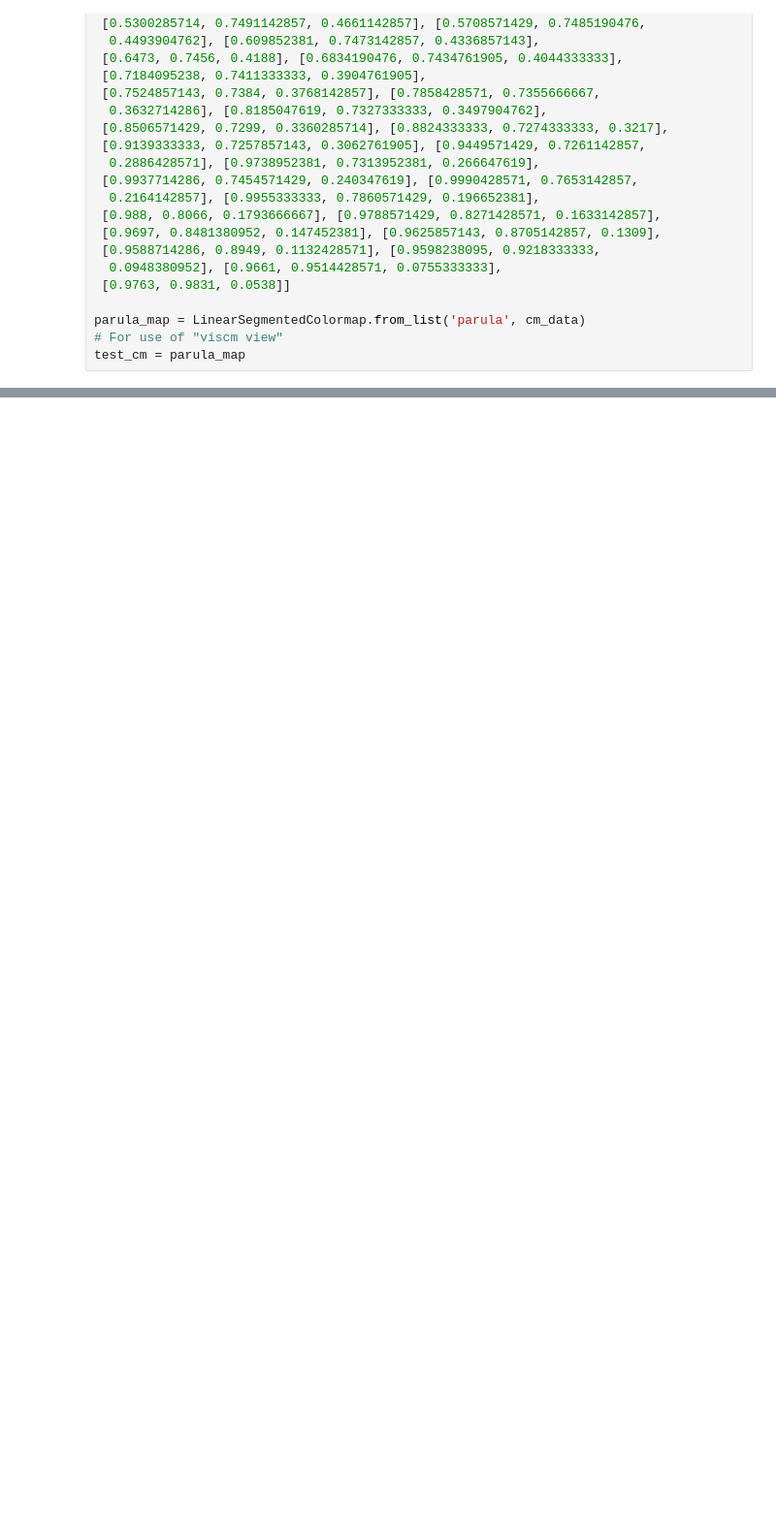
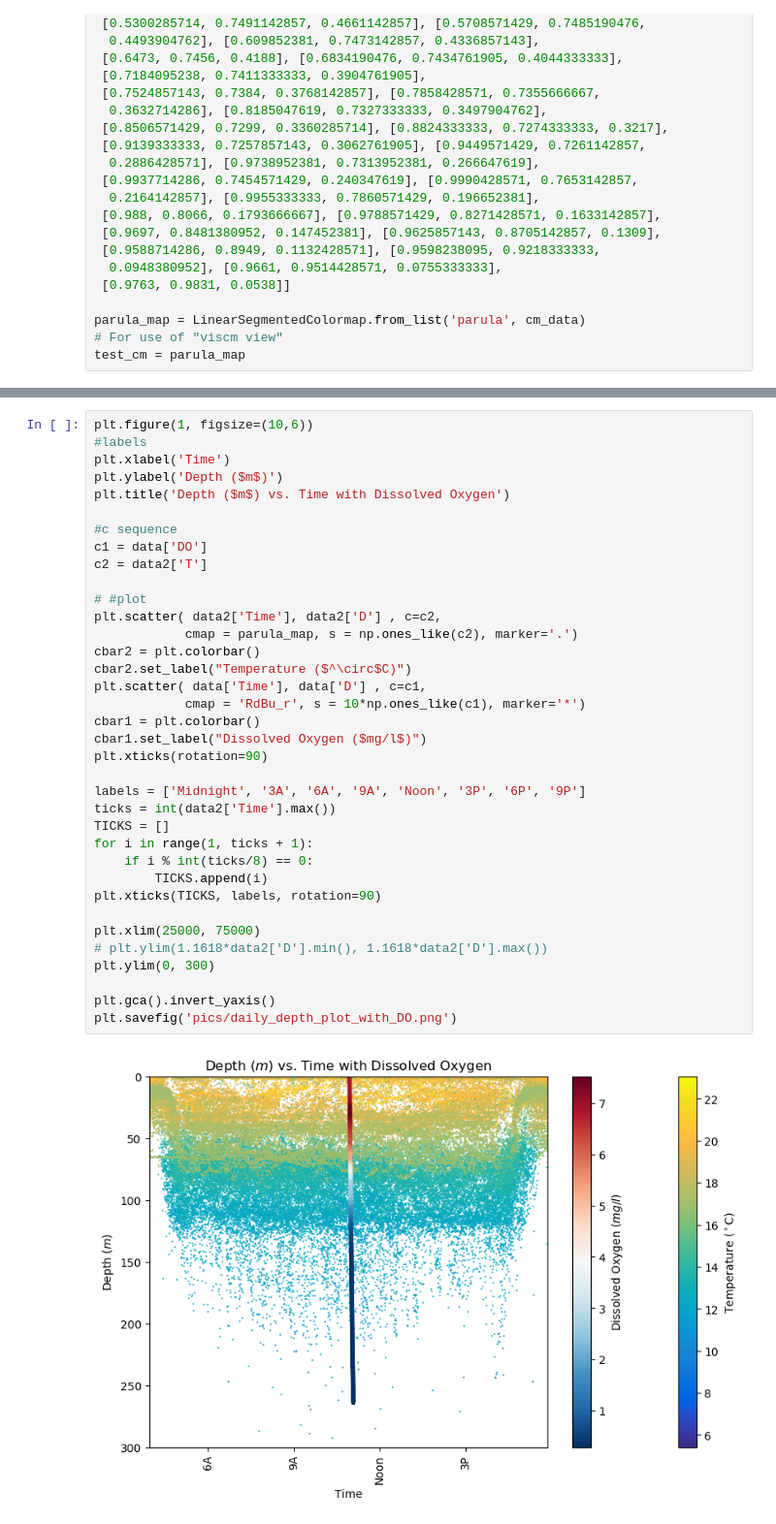
Before and after one commit to BryceWayne/PIER, a Jupyter notebook: PIER EDA.ipynb, the cells around one changed output, grey strips where cells are left out. Shown at 97% size. Drawn from its saved outputs; the diff is of its cells as text; blank space fills up the shorter version.

```diff
--- a/PIER EDA.ipynb
+++ b/PIER EDA.ipynb
@@ -138,0 +140,38 @@ test_cm = parula_map
+# %%
+plt.figure(1, figsize=(10,6))
+#labels
+plt.xlabel('Time')
+plt.ylabel('Depth ($m$)')
+plt.title('Depth ($m$) vs. Time with Dissolved Oxygen')
+
+#c sequence
+c1 = data['DO']
+c2 = data2['T']
+
+# #plot
+plt.scatter( data2['Time'], data2['D'] , c=c2,
+            cmap = parula_map, s = np.ones_like(c2), marker='.')
+cbar2 = plt.colorbar()
+cbar2.set_label("Temperature ($^\circ$C)")
+plt.scatter( data['Time'], data['D'] , c=c1,
+            cmap = 'RdBu_r', s = 10*np.ones_like(c1), marker='*')
+cbar1 = plt.colorbar()
+cbar1.set_label("Dissolved Oxygen ($mg/l$)")
+plt.xticks(rotation=90)
+
+labels = ['Midnight', '3A', '6A', '9A', 'Noon', '3P', '6P', '9P']
+ticks = int(data2['Time'].max())
+TICKS = []
+for i in range(1, ticks + 1):
+    if i % int(ticks/8) == 0:
+        TICKS.append(i)
+plt.xticks(TICKS, labels, rotation=90)
+
+plt.xlim(25000, 75000)
+# plt.ylim(1.1618*data2['D'].min(), 1.1618*data2['D'].max())
+plt.ylim(0, 300)
+
+plt.gca().invert_yaxis()
+plt.savefig('pics/daily_depth_plot_with_DO.png')
+# %% [output]
+[figure, added]
```
Also changed, not shown: parts of 4 cells of this notebook, 5 other files.
